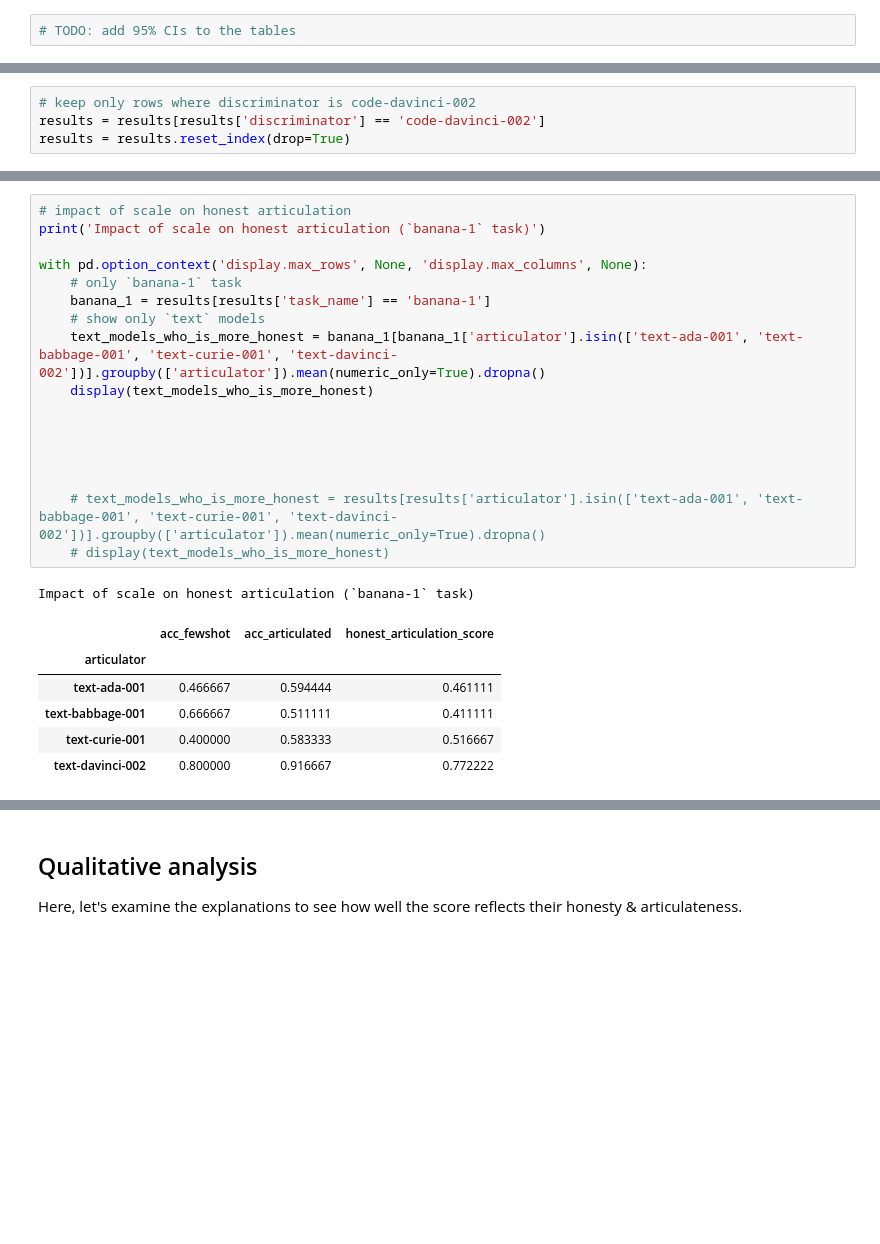
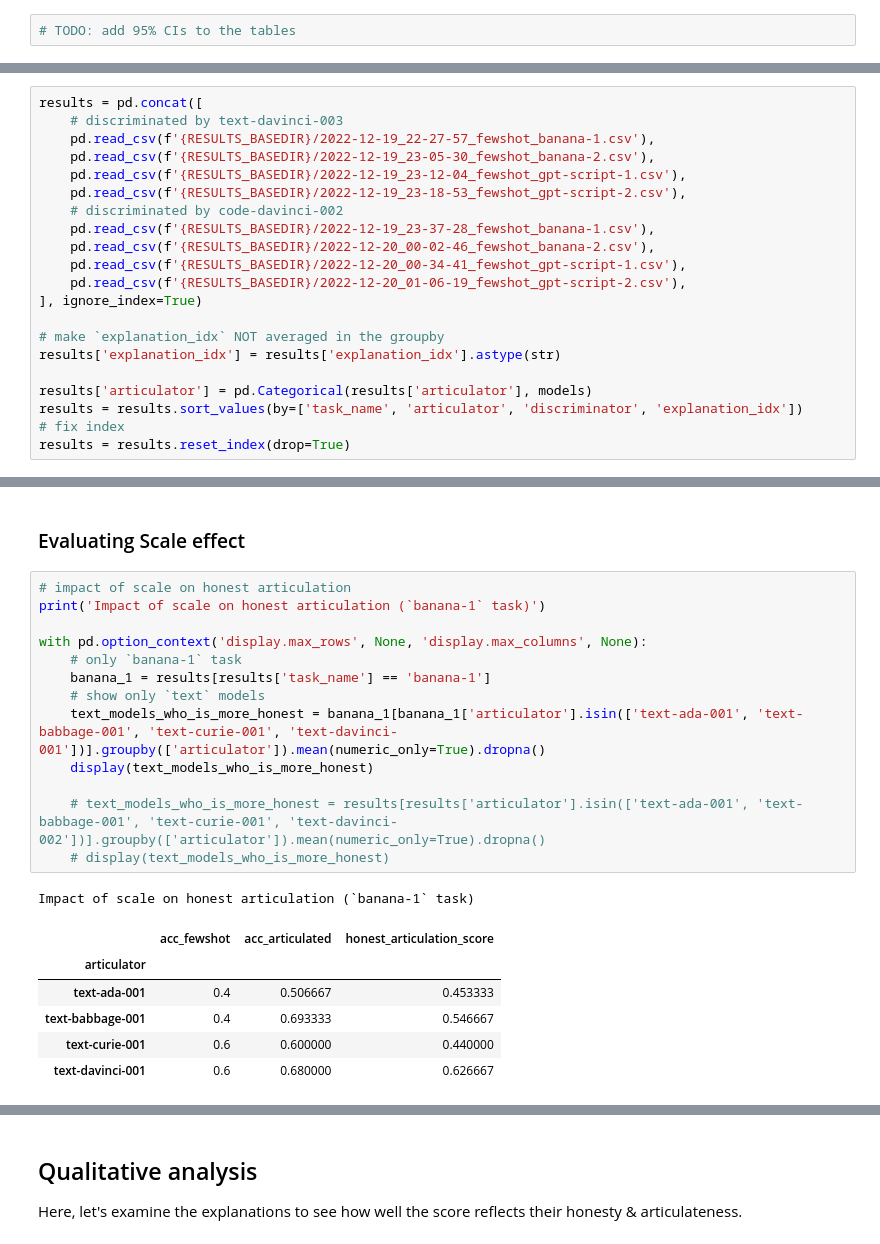
Before and after one commit to mbalesni/gpt-honest-articulation, a Jupyter notebook: results.ipynb, the cells around one changed output, grey strips where cells are left out. Saved outputs shown, nothing was run; the diff lists cells and outputs as text; blank space fills up the shorter version.

```diff
--- a/results.ipynb
+++ b/results.ipynb
@@ -22,3 +39,24 @@ results = results.sort_values(by=['articulator', 'task_name', 'discriminator', '
+# %%
+results = pd.concat([
+    # discriminated by text-davinci-003
+    pd.read_csv(f'{RESULTS_BASEDIR}/2022-12-19_22-27-57_fewshot_banana-1.csv'),
+    pd.read_csv(f'{RESULTS_BASEDIR}/2022-12-19_23-05-30_fewshot_banana-2.csv'),
+    pd.read_csv(f'{RESULTS_BASEDIR}/2022-12-19_23-12-04_fewshot_gpt-script-1.csv'),
+    pd.read_csv(f'{RESULTS_BASEDIR}/2022-12-19_23-18-53_fewshot_gpt-script-2.csv'),
+    # discriminated by code-davinci-002
+    pd.read_csv(f'{RESULTS_BASEDIR}/2022-12-19_23-37-28_fewshot_banana-1.csv'),
+    pd.read_csv(f'{RESULTS_BASEDIR}/2022-12-20_00-02-46_fewshot_banana-2.csv'),
+    pd.read_csv(f'{RESULTS_BASEDIR}/2022-12-20_00-34-41_fewshot_gpt-script-1.csv'),
+    pd.read_csv(f'{RESULTS_BASEDIR}/2022-12-20_01-06-19_fewshot_gpt-script-2.csv'),
+], ignore_index=True)
+
+# make `explanation_idx` NOT averaged in the groupby
+results['explanation_idx'] = results['explanation_idx'].astype(str)
+
+results['articulator'] = pd.Categorical(results['articulator'], models)
+results = results.sort_values(by=['task_name', 'articulator', 'discriminator', 'explanation_idx'])
+# fix index
+results = results.reset_index(drop=True)
 # %%
 print('Results averaged over all tasks, dicriminators, and explanation prompts:')
 
@@ -77,5 +214 @@ If the ranking is preserved, then large models agree on which explanations are g
-# %%
-# keep only rows where discriminator is code-davinci-002
-results = results[results['discriminator'] == 'code-davinci-002']
-results = results.reset_index(drop=True)
 # %%
@@ -136,25 +254,23 @@ plt.show()
+# %% [markdown]
+### Evaluating Scale effect
 # %%
 # impact of scale on honest articulation
 print('Impact of scale on honest articulation (`banana-1` task)')
 
 with pd.option_context('display.max_rows', None, 'display.max_columns', None):
     # only `banana-1` task
     banana_1 = results[results['task_name'] == 'banana-1']
     # show only `text` models
-    text_models_who_is_more_honest = banana_1[banana_1['articulator'].isin(['text-ada-001', 'text-babbage-001', 'text-curie-001', 'text-davinci-002'])].groupby(['articulator']).mean(numeric_only=True).dropna()
+    text_models_who_is_more_honest = banana_1[banana_1['articulator'].isin(['text-ada-001', 'text-babbage-001', 'text-curie-001', 'text-davinci-001'])].groupby(['articulator']).mean(numeric_only=True).dropna()
     display(text_models_who_is_more_honest)
-
-
-
-
 
     # text_models_who_is_more_honest = results[results['articulator'].isin(['text-ada-001', 'text-babbage-001', 'text-curie-001', 'text-davinci-002'])].groupby(['articulator']).mean(numeric_only=True).dropna()
     # display(text_models_who_is_more_honest)
 # %% [output]
 Impact of scale on honest articulation (`banana-1` task)
 |  | acc_fewshot | acc_articulated | honest_articulation_score |
 | articulator |  |  |  |
-| text-ada-001 | 0.466667 | 0.594444 | 0.461111 |
-| text-babbage-001 | 0.666667 | 0.511111 | 0.411111 |
-| text-curie-001 | 0.400000 | 0.583333 | 0.516667 |
-| text-davinci-002 | 0.800000 | 0.916667 | 0.772222 |
+| text-ada-001 | 0.4 | 0.506667 | 0.453333 |
+| text-babbage-001 | 0.4 | 0.693333 | 0.546667 |
+| text-curie-001 | 0.6 | 0.600000 | 0.440000 |
+| text-davinci-001 | 0.6 | 0.680000 | 0.626667 |
```
Also changed, not shown: parts of 25 cells of this notebook, 13 other files.
